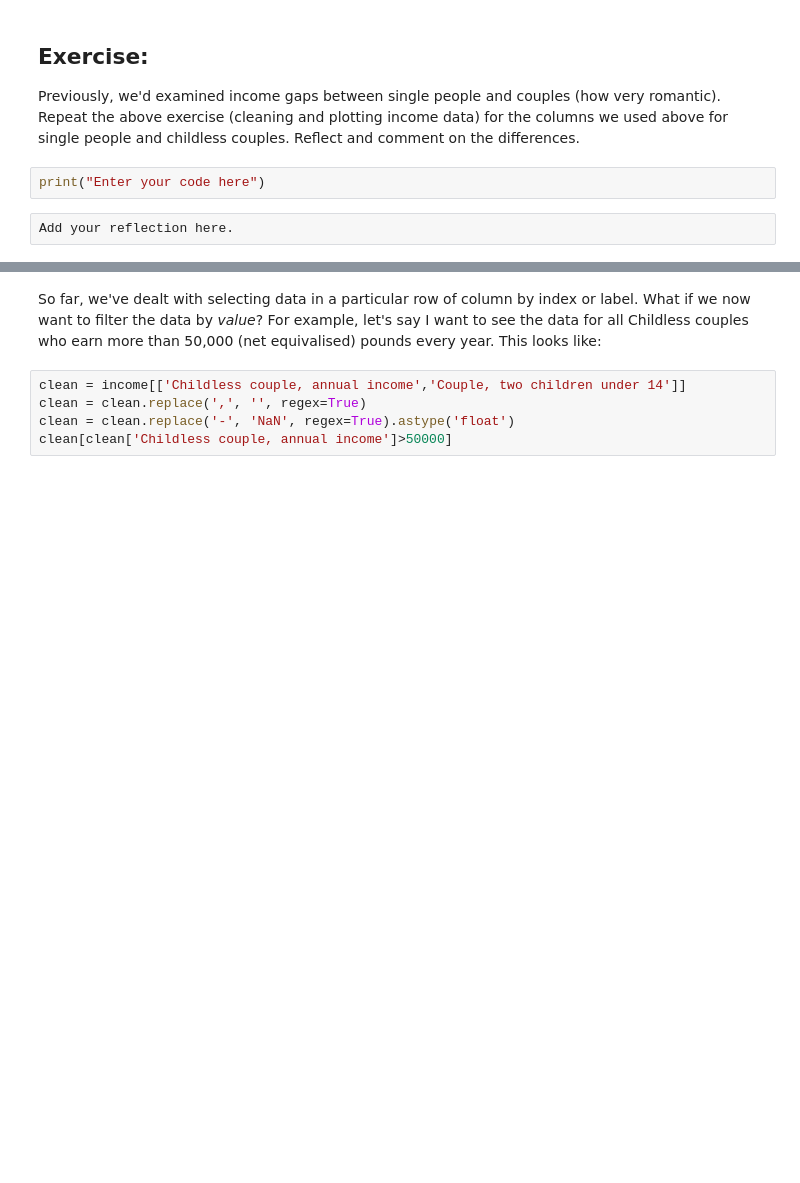
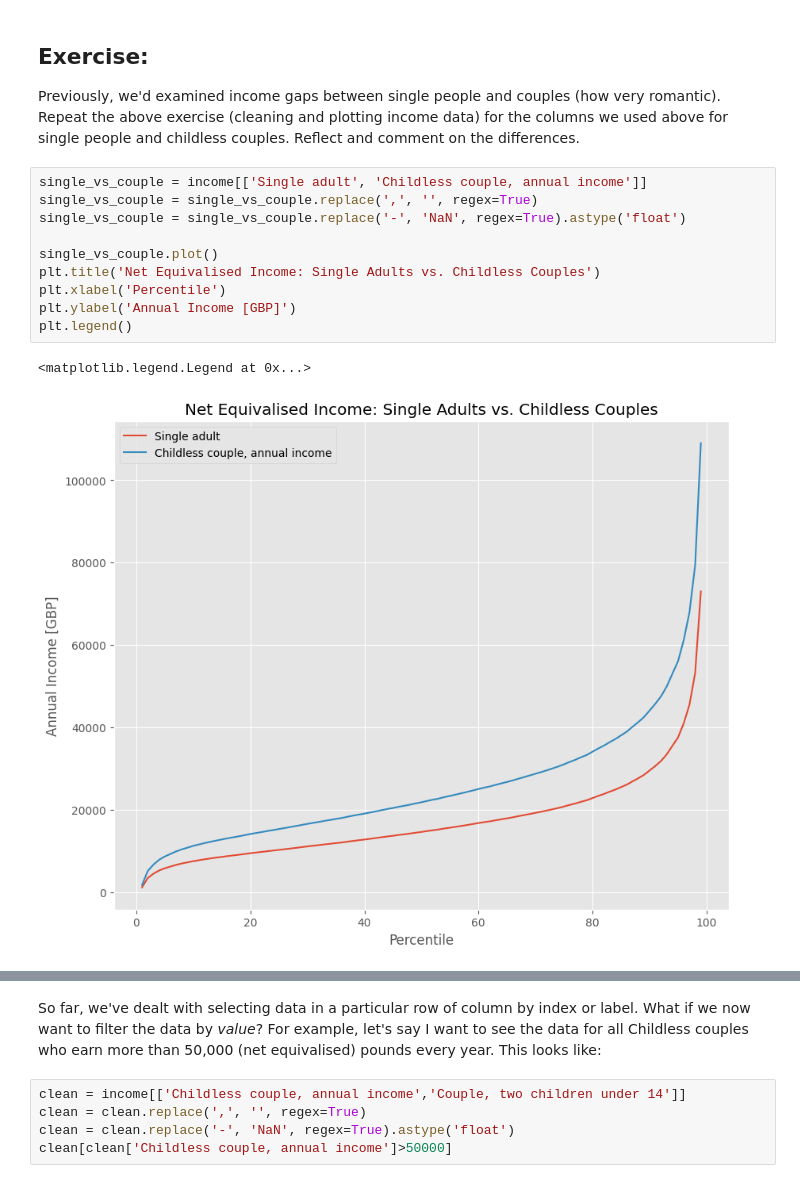
Before and after one commit to shynnnexe/QM2, a Jupyter notebook: OPT2_W2_Working_with_Data_in_Pandas.ipynb, the cells around one changed output, grey strips where cells are left out. Drawn from its saved outputs; the diff is of its cells as text; blank space fills up the shorter version.

```diff
--- a/OPT2_W2_Working_with_Data_in_Pandas.ipynb
+++ b/OPT2_W2_Working_with_Data_in_Pandas.ipynb
@@ -324,7 +406,16 @@ Text(0, 0.5, 'Income Per Week [GBP]')
 ## Exercise:
 
 Previously, we'd examined income gaps between single people and couples (how very romantic). Repeat the above exercise (cleaning and plotting income data) for the columns we used above for single people and childless couples. Reflect and comment on the differences.
-# %%
-print("Enter your code here")
-# %%
-Add your reflection here.
+# %%
+single_vs_couple = income[['Single adult', 'Childless couple, annual income']]
+single_vs_couple = single_vs_couple.replace(',', '', regex=True)
+single_vs_couple = single_vs_couple.replace('-', 'NaN', regex=True).astype('float')
+
+single_vs_couple.plot()
+plt.title('Net Equivalised Income: Single Adults vs. Childless Couples')
+plt.xlabel('Percentile')
+plt.ylabel('Annual Income [GBP]')
+plt.legend()
+# %% [output]
+<matplotlib.legend.Legend at 0x...>
+[figure, added]
```
Also changed, not shown: parts of 23 cells of this notebook.
